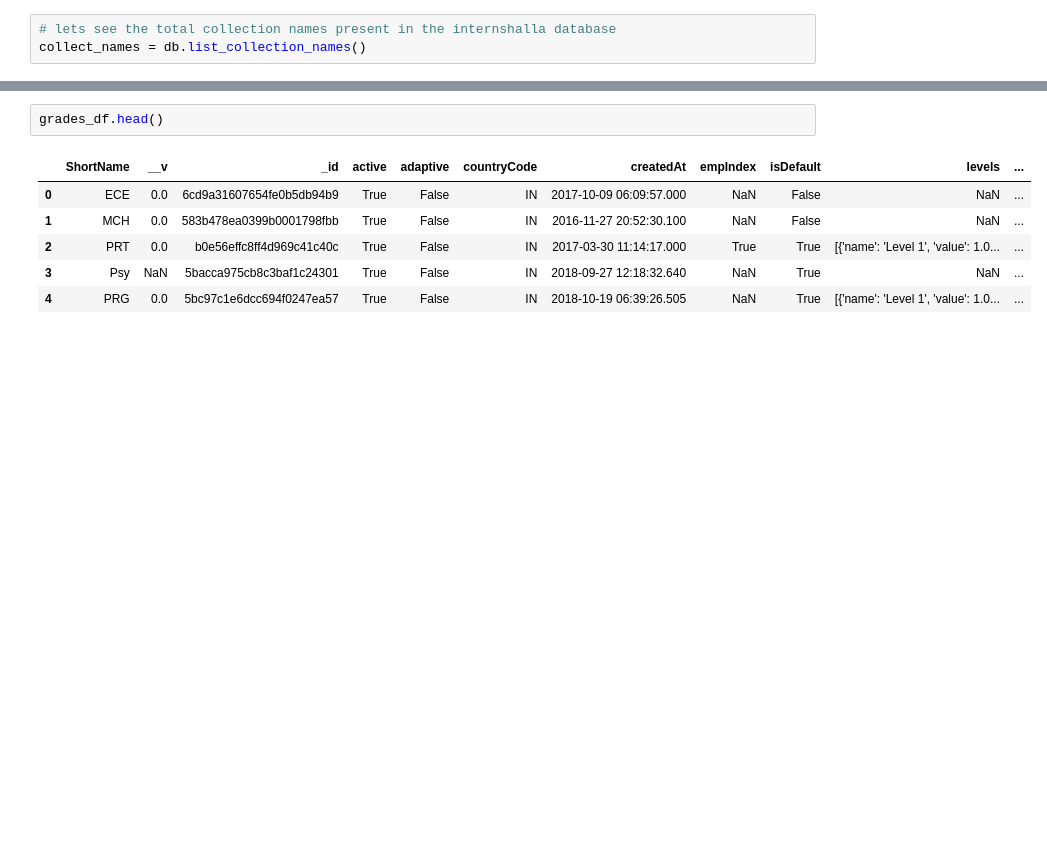
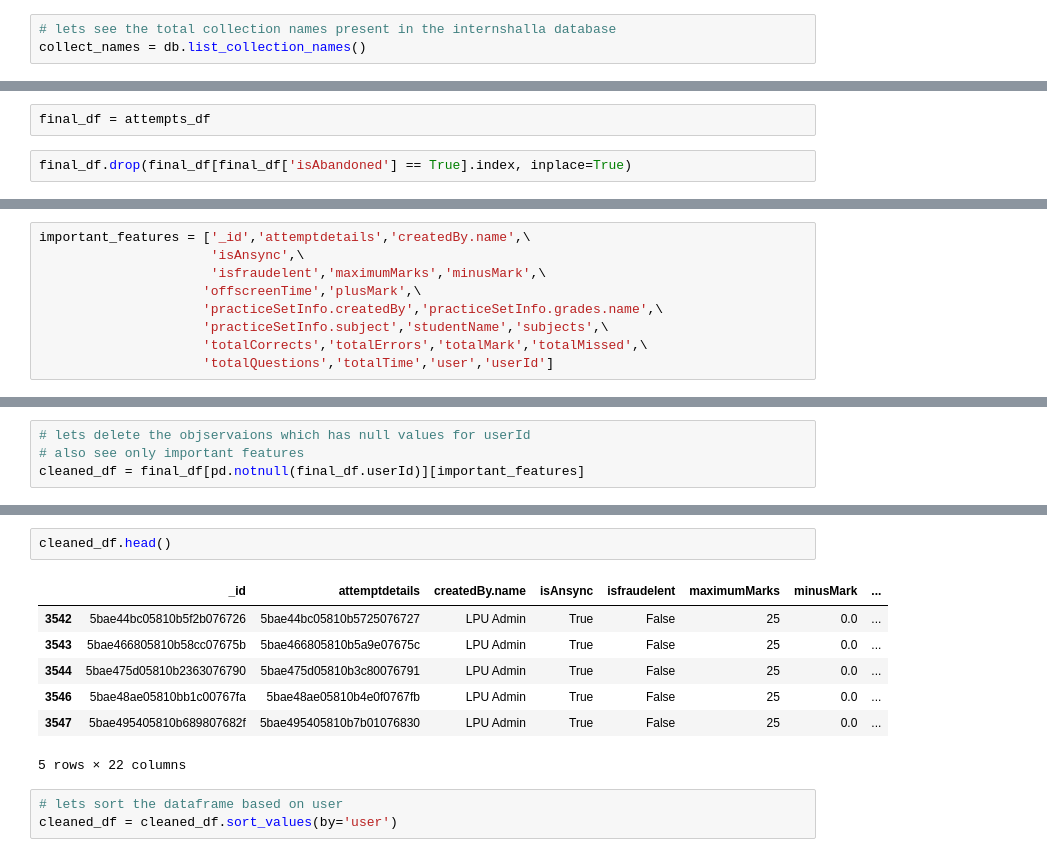
Before and after one commit to Kali-Dev/Internship-Assignment, a Jupyter notebook: intership project.ipynb, the cells around one changed output, grey strips where cells are left out. Cells and saved outputs as stored; diff of their text form; blank space fills up the shorter version.

Commit message:
completed datwrangling on attempts_df, started EDA

```diff
--- a/intership project.ipynb
+++ b/intership project.ipynb
@@ -88,0 +169,4 @@ users_df.head()
+# %%
+final_df = attempts_df
+# %%
+final_df.drop(final_df[final_df['isAbandoned'] == True].index, inplace=True)
@@ -88,0 +332,9 @@ users_df.head()
+# %%
+important_features = ['_id','attemptdetails','createdBy.name',\
+                      'isAnsync',\
+                      'isfraudelent','maximumMarks','minusMark',\
+                     'offscreenTime','plusMark',\
+                     'practiceSetInfo.createdBy','practiceSetInfo.grades.name',\
+                     'practiceSetInfo.subject','studentName','subjects',\
+                     'totalCorrects','totalErrors','totalMark','totalMissed',\
+                     'totalQuestions','totalTime','user','userId']
@@ -88,0 +351,4 @@ users_df.head()
+# %%
+# lets delete the objservaions which has null values for userId
+# also see only important features
+cleaned_df = final_df[pd.notnull(final_df.userId)][important_features]
@@ -89,9 +402,13 @@ users_df.head()
 # %%
-grades_df.head()
+cleaned_df.head()
 # %% [output]
-|  | ShortName | __v | _id | active | adaptive | countryCode | createdAt | empIndex | isDefault | levels | ... |
-| 0 | ECE | 0.0 | 6cd9a31607654fe0b5db94b9 | True | False | IN | 2017-10-09 06:09:57.000 | NaN | False | NaN | ... |
-| 1 | MCH | 0.0 | 583b478ea0399b0001798fbb | True | False | IN | 2016-11-27 20:52:30.100 | NaN | False | NaN | ... |
-| 2 | PRT | 0.0 | b0e56effc8ff4d969c41c40c | True | False | IN | 2017-03-30 11:14:17.000 | True | True | [{'name': 'Level 1', 'value': 1.0... | ... |
-| 3 | Psy | NaN | 5bacca975cb8c3baf1c24301 | True | False | IN | 2018-09-27 12:18:32.640 | NaN | True | NaN | ... |
-| 4 | PRG | 0.0 | 5bc97c1e6dcc694f0247ea57 | True | False | IN | 2018-10-19 06:39:26.505 | NaN | True | [{'name': 'Level 1', 'value': 1.0... | ... |
+|  | _id | attemptdetails | createdBy.name | isAnsync | isfraudelent | maximumMarks | minusMark | ... |
+| 3542 | 5bae44bc05810b5f2b076726 | 5bae44bc05810b5725076727 | LPU Admin | True | False | 25 | 0.0 | ... |
+| 3543 | 5bae466805810b58cc07675b | 5bae466805810b5a9e07675c | LPU Admin | True | False | 25 | 0.0 | ... |
+| 3544 | 5bae475d05810b2363076790 | 5bae475d05810b3c80076791 | LPU Admin | True | False | 25 | 0.0 | ... |
+| 3546 | 5bae48ae05810bb1c00767fa | 5bae48ae05810b4e0f0767fb | LPU Admin | True | False | 25 | 0.0 | ... |
+| 3547 | 5bae495405810b689807682f | 5bae495405810b7b01076830 | LPU Admin | True | False | 25 | 0.0 | ... |
+5 rows × 22 columns
+# %%
+# lets sort the dataframe based on user
+cleaned_df = cleaned_df.sort_values(by='user')
```
Also changed, not shown: parts of 47 cells of this notebook.
